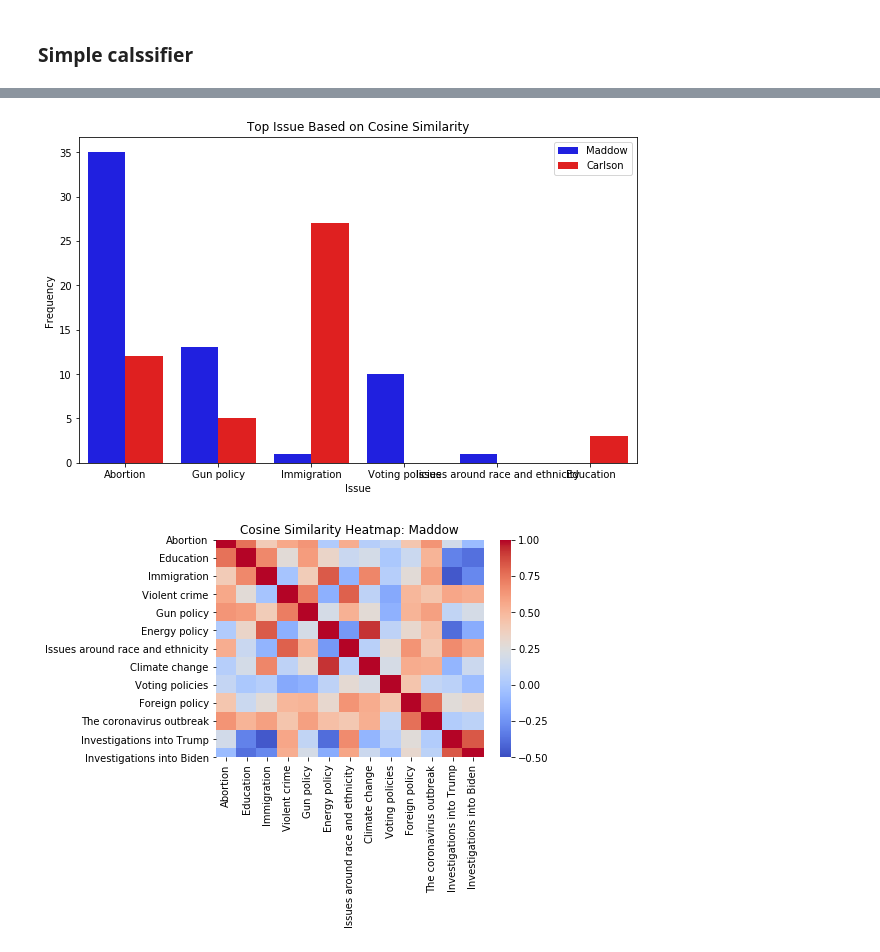
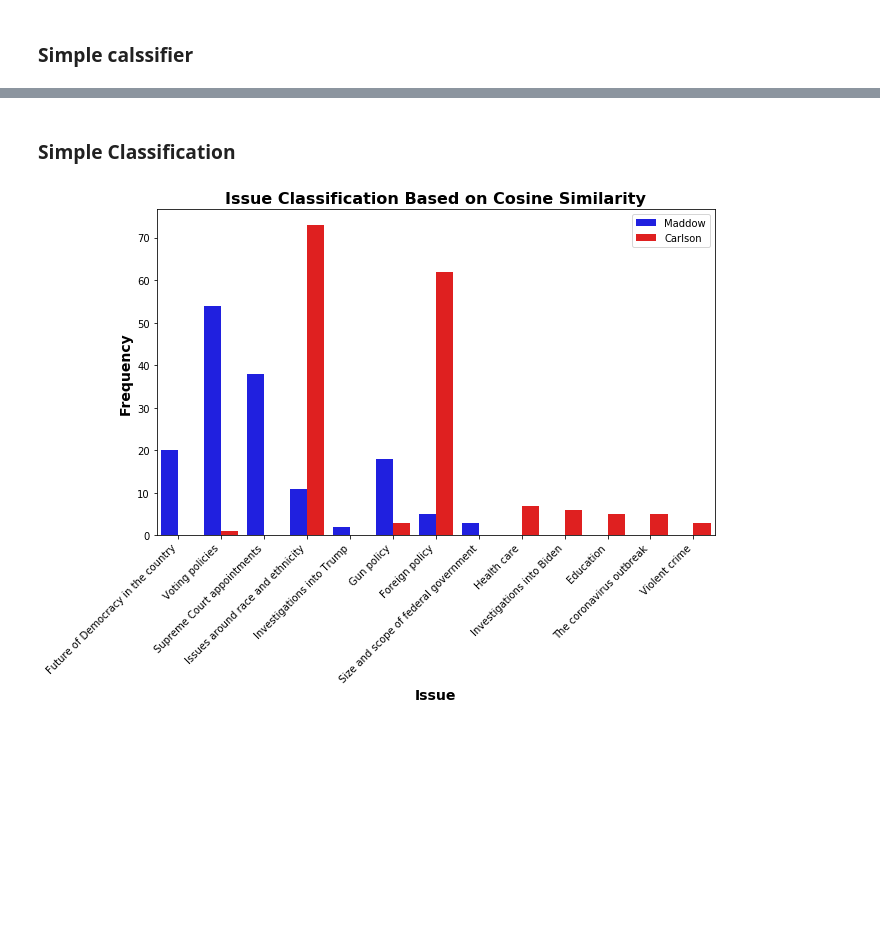
Before and after one commit to rileyschenck/milestoneproject, a Jupyter notebook: GoogleNewsVectors.ipynb, the cells around one changed output, grey strips where cells are left out. Cells and saved outputs as stored; diff of their text form; code cells hidden in the pictures; blank space fills up the shorter version.

```diff
--- a/GoogleNewsVectors.ipynb
+++ b/GoogleNewsVectors.ipynb
@@ -21,3 +21,13 @@ pew = pd.read_excel('data/Pew Issue Polling 2022.xlsx')
 # downloaded from here https://www.kaggle.com/datasets/leadbest/googlenewsvectorsnegative300
 
 model = gensim.models.KeyedVectors.load_word2vec_format('data/GoogleNews-vectors-negative300.bin', binary=True)
+# %%
+# restrict data to only 2022
+data_maddow['timestamp'] = pd.to_datetime(data_maddow['timestamp'])
+data_maddow = data_maddow[data_maddow['timestamp'].dt.year == 2022]
+data_carlson['timestamp'] = pd.to_datetime(data_carlson['timestamp'])
+data_carlson = data_carlson[data_carlson['timestamp'].dt.year == 2022]
+
+# Maddow data is only until September 2022 so let's restrict Carlson to the same
+data_carlson = data_carlson[~data_carlson['timestamp'].dt.month.isin([10, 11, 12])]
+data_carlson= data_carlson.reset_index(drop = True)
@@ -92,12 +110,14 @@ data_carlson = mean_doc_vector(data_carlson, carlson_word_vectors, carlson_word_
 # %%
 # remove the commas in order to tokenize properly
 average_wvec = []
-pew['expanded dict'] = [string.replace(',', ' ') for string in pew['expanded dict']]
+#pew['primary'] = [string.replace(',', ' ') for string in pew['primary']]
 
 for i, row in pew.iterrows():
 
     # tokenize the string into words
-    words = word_tokenize(row['expanded dict'])
+    words = word_tokenize(row['primary dict'])
+    # convert to a set then back to a list to remove duplicates
+    words = list(set(words))
     # initiate a word vector per word
     pew_vectors = np.zeros((len(words), 300))
 
@@ -111,9 +131,6 @@ for i, row in pew.iterrows():
     average_wvec.append( np.sum(pew_vectors, axis = 0)/len(pew_vectors))
 
 pew['average_wvec'] = average_wvec
-# %%
-# removing due to all 0 word vectors - can leave these in once the string in pew is updated
-pew = pew.drop([4,7,9,10,15])
 # %%
 pew.reset_index(inplace = True)
 # %% [markdown]
@@ -195,3 +208,5 @@ frequency_bar(data_carlson, 'Carlson')
+# %% [markdown]
+### Simple Classification
 # %%
 # add a new column to specify the dataframe
 data_maddow['source'] = 'Maddow'
@@ -202,17 +217,20 @@ result = pd.concat([data_maddow[['classification', 'source']], data_carlson[['cl
 # %%
 # create a combined view
 fig, ax = plt.subplots(figsize=(10, 6))
 sns.countplot(x='classification', hue='source', data=result, ax=ax, palette=['blue', 'red'])
 
 # set the axis labels and title
-ax.set_xlabel('Issue')
-ax.set_ylabel('Frequency')
-ax.set_title('Top Issue Based on Cosine Similarity')
+ax.set_xlabel('Issue', fontsize=14, fontweight='bold')
+ax.set_ylabel('Frequency', fontsize=14, fontweight='bold')
+ax.set_title('Issue Classification Based on Cosine Similarity', fontsize=16, fontweight='bold')
 
 # move the legend to the upper right corner
 ax.legend(loc='upper right')
 
+# rotate x-axis labels
+ax.set_xticklabels(ax.get_xticklabels(), rotation=45, ha='right')
+
 # show the plot
 plt.show()
 # %% [output]
-[figure, old version]
+[figure, new version]
@@ -232,4 +236,0 @@ def heatmap_func(data, host):
-# %%
-heatmap_func(data_maddow, "Maddow")
-# %% [output]
-[figure, removed]
```
Also changed, not shown: parts of 11 cells of this notebook.
